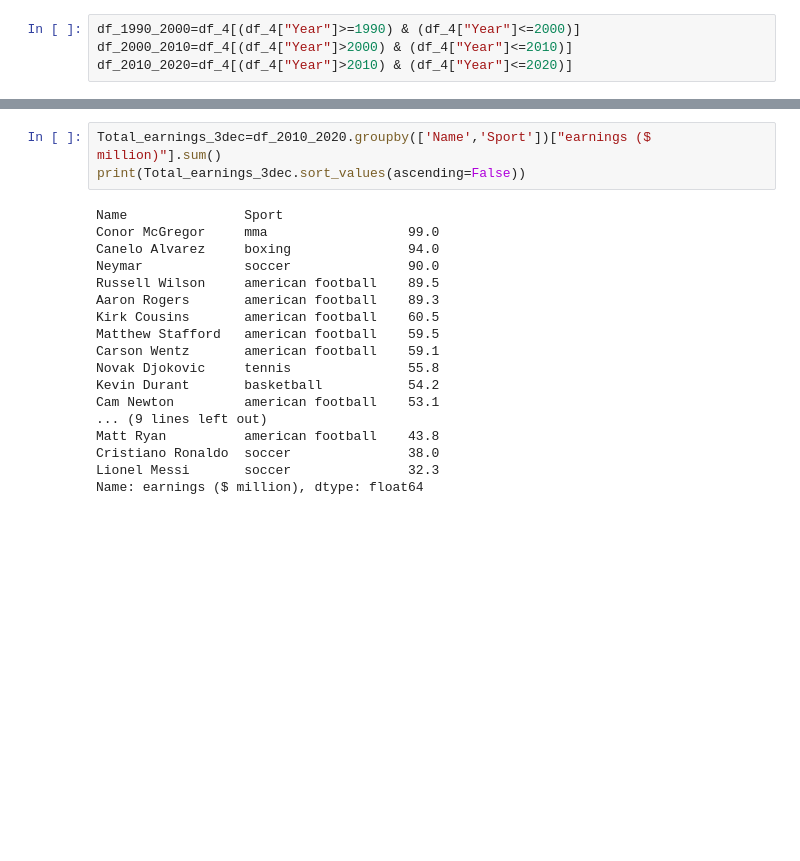
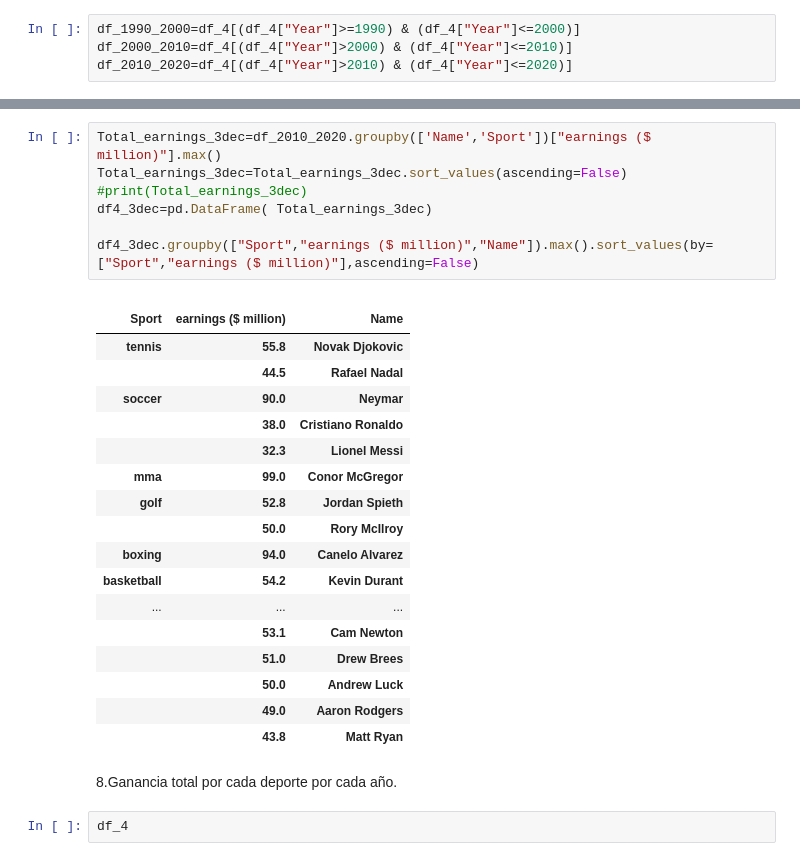
Before and after one commit to Data-G17A/Proyecto-Modulo2, a Jupyter notebook: proyecto.ipynb, the cells around one changed output, grey strips where cells are left out. Saved outputs shown, nothing was run; the diff lists cells and outputs as text; blank space fills up the shorter version.

```diff
--- a/proyecto.ipynb
+++ b/proyecto.ipynb
@@ -509,21 +556,30 @@ Name: earnings ($ million), dtype: float64
 # %%
-Total_earnings_3dec=df_2010_2020.groupby(['Name','Sport'])["earnings ($ million)"].sum()
-print(Total_earnings_3dec.sort_values(ascending=False))
+Total_earnings_3dec=df_2010_2020.groupby(['Name','Sport'])["earnings ($ million)"].max()
+Total_earnings_3dec=Total_earnings_3dec.sort_values(ascending=False)
+#print(Total_earnings_3dec)
+df4_3dec=pd.DataFrame( Total_earnings_3dec)
+
+df4_3dec.groupby(["Sport","earnings ($ million)","Name"]).max().sort_values(by=["Sport","earnings ($ million)"],ascending=False)
 # %% [output]
-Name               Sport
-Conor McGregor     mma                  99.0
-Canelo Alvarez     boxing               94.0
-Neymar             soccer               90.0
-Russell Wilson     american football    89.5
-Aaron Rogers       american football    89.3
-Kirk Cousins       american football    60.5
-Matthew Stafford   american football    59.5
-Carson Wentz       american football    59.1
-Novak Djokovic     tennis               55.8
-Kevin Durant       basketball           54.2
-Cam Newton         american football    53.1
-... (9 lines left out)
-Matt Ryan          american football    43.8
-Cristiano Ronaldo  soccer               38.0
-Lionel Messi       soccer               32.3
-Name: earnings ($ million), dtype: float64
+|  |  |  |
+| Sport | earnings ($ million) | Name |
+| tennis | 55.8 | Novak Djokovic |
+|  | 44.5 | Rafael Nadal |
+| soccer | 90.0 | Neymar |
+|  | 38.0 | Cristiano Ronaldo |
+|  | 32.3 | Lionel Messi |
+| mma | 99.0 | Conor McGregor |
+| golf | 52.8 | Jordan Spieth |
+|  | 50.0 | Rory McIlroy |
+| boxing | 94.0 | Canelo Alvarez |
+| basketball | 54.2 | Kevin Durant |
+| ... | ... | ... |
+|  | 53.1 | Cam Newton |
+|  | 51.0 | Drew Brees |
+|  | 50.0 | Andrew Luck |
+|  | 49.0 | Aaron Rodgers |
+|  | 43.8 | Matt Ryan |
+# %% [markdown]
+8.Ganancia total por cada deporte por cada año.
+# %%
+df_4
```
Also changed, not shown: parts of 7 cells of this notebook.
